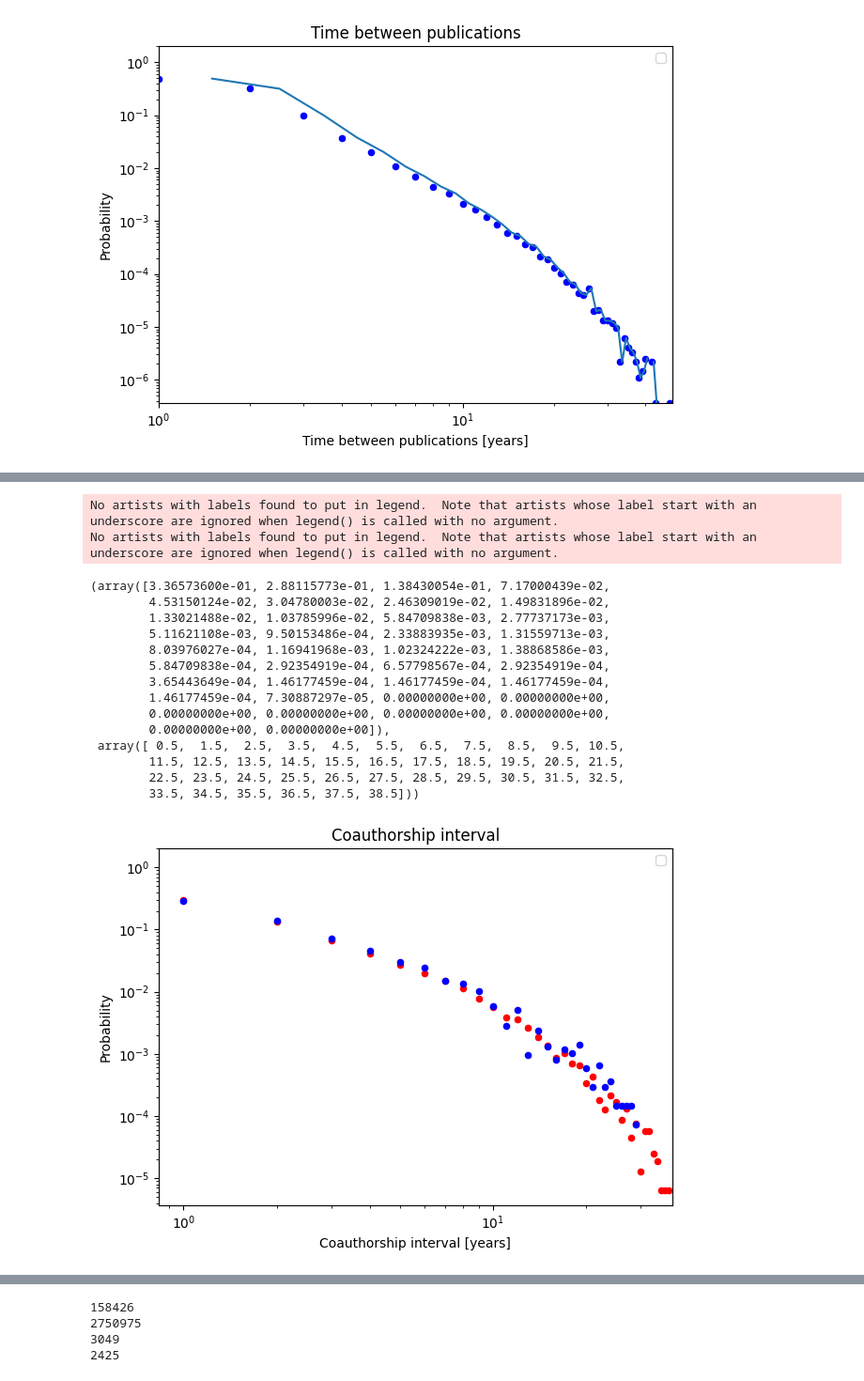
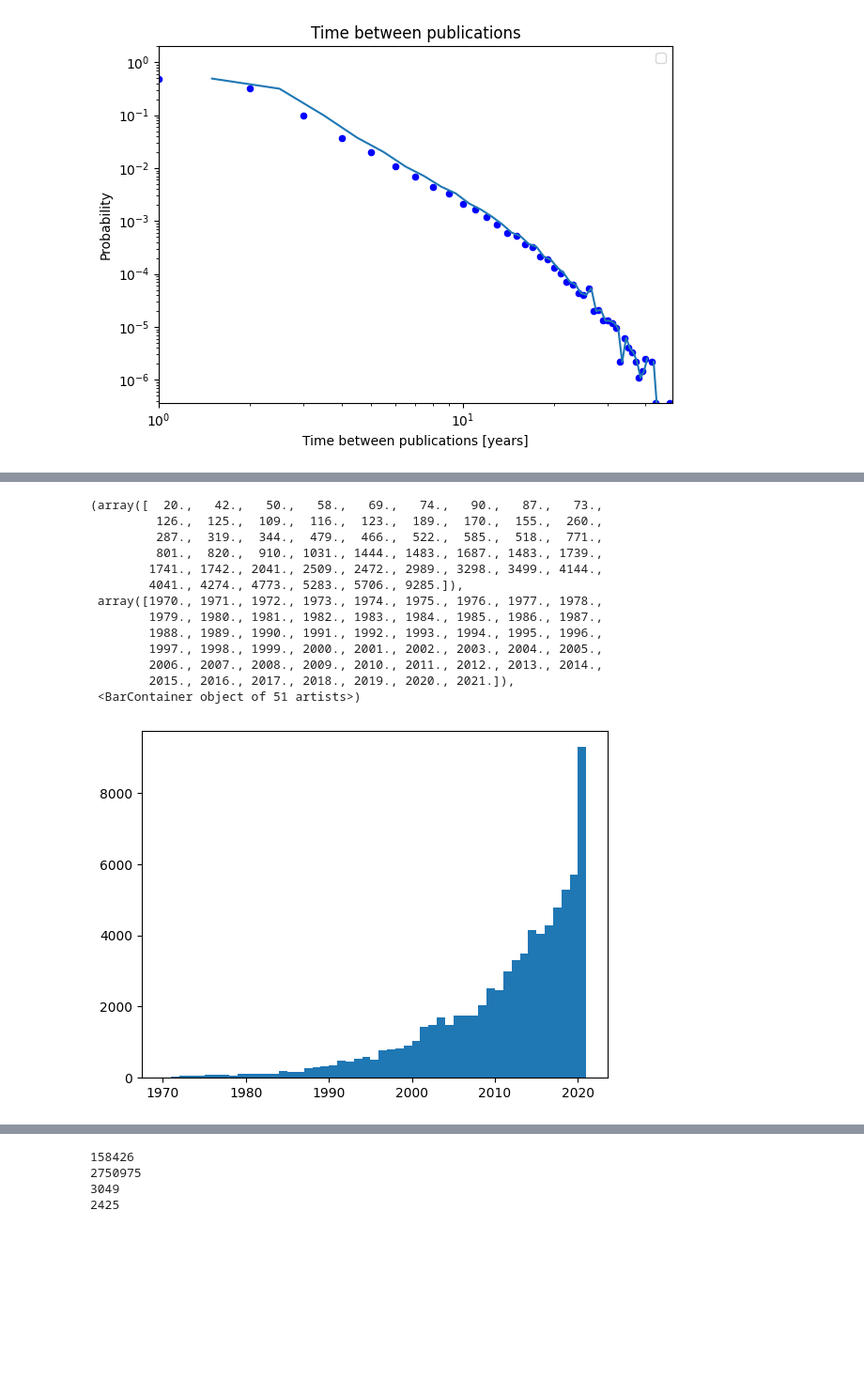
Before and after one commit to team-sakata/coauth-interest, a Jupyter notebook: temp/interval_papers.ipynb, the cells around one changed output, grey strips where cells are left out. Shown: that part at 94% size. Saved outputs shown, nothing was run; the diff lists cells and outputs as text; code cells hidden in the pictures; blank space fills up the shorter version.

```diff
--- a/temp/interval_papers.ipynb
+++ b/temp/interval_papers.ipynb
@@ -479,3 +507,4 @@ sample_authors = pd.read_pickle(result_path+f"/sample_authors_{d}.pickle")
 # %%
 year_df = pd.read_pickle(data_path+"/paper_detail/year.pickle")
-year_df = pd.DataFrame(year_df.sort_values())
+year_df = pd.DataFrame(year_df.sort_values()).rename(columns = {0:"year"})
+year_df.head()
@@ -482,2 +518,0 @@ year_df = pd.DataFrame(year_df.sort_values())
-# %%
-year_df = year_df.rename(columns = {0:"year"})
@@ -582,21 +579,18 @@ result_As
-# %%
-plotter(auth["year"],c="red")
-plotter(result["year"])
-# %% [output]
-No artists with labels found to put in legend.  Note that artists whose label start with an underscore are ignored when legend() is called with no argument.
-No artists with labels found to put in legend.  Note that artists whose label start with an underscore are ignored when legend() is called with no argument.
-(array([3.36573600e-01, 2.88115773e-01, 1.38430054e-01, 7.17000439e-02,
-        4.53150124e-02, 3.04780003e-02, 2.46309019e-02, 1.49831896e-02,
-        1.33021488e-02, 1.03785996e-02, 5.84709838e-03, 2.77737173e-03,
-        5.11621108e-03, 9.50153486e-04, 2.33883935e-03, 1.31559713e-03,
-        8.03976027e-04, 1.16941968e-03, 1.02324222e-03, 1.38868586e-03,
-        5.84709838e-04, 2.92354919e-04, 6.57798567e-04, 2.92354919e-04,
-        3.65443649e-04, 1.46177459e-04, 1.46177459e-04, 1.46177459e-04,
-        1.46177459e-04, 7.30887297e-05, 0.00000000e+00, 0.00000000e+00,
-        0.00000000e+00, 0.00000000e+00, 0.00000000e+00, 0.00000000e+00,
-        0.00000000e+00, 0.00000000e+00]),
- array([ 0.5,  1.5,  2.5,  3.5,  4.5,  5.5,  6.5,  7.5,  8.5,  9.5, 10.5,
-        11.5, 12.5, 13.5, 14.5, 15.5, 16.5, 17.5, 18.5, 19.5, 20.5, 21.5,
-        22.5, 23.5, 24.5, 25.5, 26.5, 27.5, 28.5, 29.5, 30.5, 31.5, 32.5,
-        33.5, 34.5, 35.5, 36.5, 37.5, 38.5]))
-[figure, removed]
+# %%
+piT = pd.merge(result_PM,year_df, left_on="previous_work", right_on = "eid", how="left")
+plt.hist(piT["year_y"], bins=list(range(1970,2022)))
+# %% [output]
+(array([  20.,   42.,   50.,   58.,   69.,   74.,   90.,   87.,   73.,
+         126.,  125.,  109.,  116.,  123.,  189.,  170.,  155.,  260.,
+         287.,  319.,  344.,  479.,  466.,  522.,  585.,  518.,  771.,
+         801.,  820.,  910., 1031., 1444., 1483., 1687., 1483., 1739.,
+        1741., 1742., 2041., 2509., 2472., 2989., 3298., 3499., 4144.,
+        4041., 4274., 4773., 5283., 5706., 9285.]),
+ array([1970., 1971., 1972., 1973., 1974., 1975., 1976., 1977., 1978.,
+        1979., 1980., 1981., 1982., 1983., 1984., 1985., 1986., 1987.,
+        1988., 1989., 1990., 1991., 1992., 1993., 1994., 1995., 1996.,
+        1997., 1998., 1999., 2000., 2001., 2002., 2003., 2004., 2005.,
+        2006., 2007., 2008., 2009., 2010., 2011., 2012., 2013., 2014.,
+        2015., 2016., 2017., 2018., 2019., 2020., 2021.]),
+ <BarContainer object of 51 artists>)
+[figure, added]
```
Also changed, not shown: parts of 26 cells of this notebook, 18 other files.
